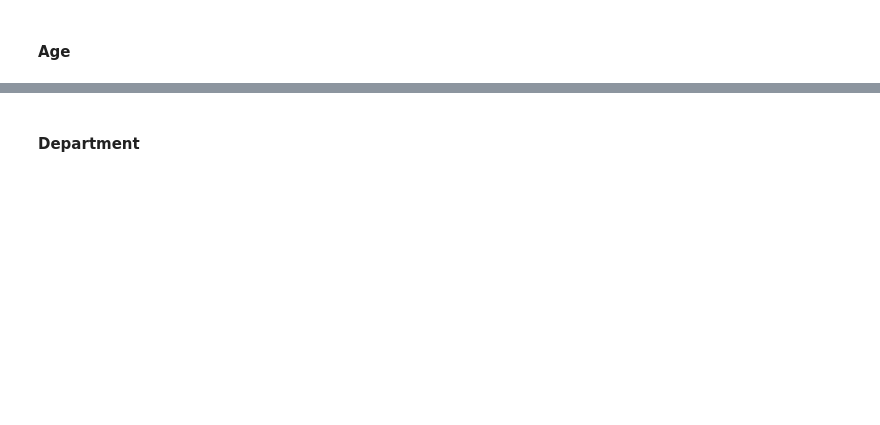
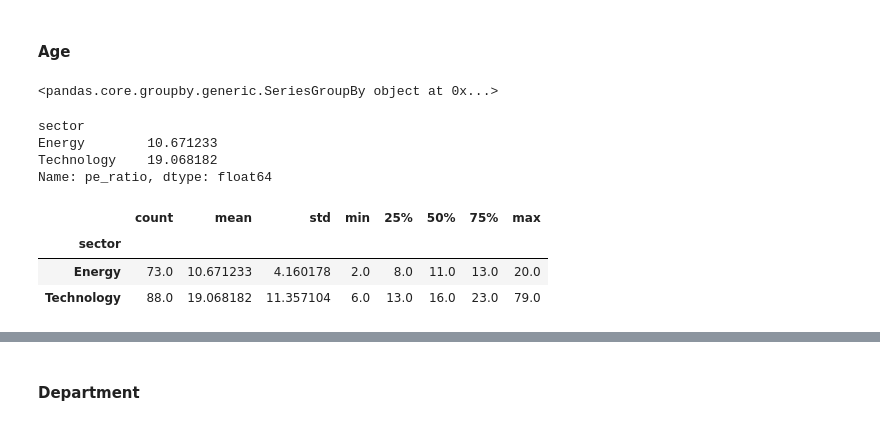
Before and after one commit to ryansmccoy/spreadsheets-to-dataframes, a Jupyter notebook: 04-pandas.ipynb, the cells around one changed output, grey strips where cells are left out. Saved outputs shown, nothing was run; the diff lists cells and outputs as text; code cells hidden in the pictures; blank space fills up the shorter version.

```diff
--- a/04-pandas.ipynb
+++ b/04-pandas.ipynb
@@ -546,6 +651,6 @@ By **gourping** or **group by** operations we are referring to a process involvi
 # %% [markdown]
 Since we are only interested in the employees with "Low" and "Very High" JobSatisfaction levels, let's create a new DataFrame containing only those observations.
 # %%
-subset_of_interest = df.loc[(df['Sector'] == "Technology") | (df['Sector'] == "Energy")]
+subset_of_interest = df.loc[(df['sector'] == "Technology") | (df['sector'] == "Energy")]
 
 subset_of_interest.shape
@@ -560,6 +675,6 @@ subset_of_interest['Sector'].value_counts()
 # %% [markdown]
 Now we have only the employees we are interested in, we can now compare accross the variables we wanted. First let's split our new DataFrame into groups.
 # %%
-grouped = subset_of_interest.groupby('Sector')
+grouped = subset_of_interest.groupby('sector')
 # %%
 grouped.groups
@@ -572,5 +694,19 @@ grouped['P/E Ratio']
+# %%
+grouped['pe_ratio']
+# %% [output]
+<pandas.core.groupby.generic.SeriesGroupBy object at 0x...>
 # %%
-grouped['P/E Ratio'].mean()
+grouped['pe_ratio'].mean()
+# %% [output]
+sector
+Energy        10.671233
+Technology    19.068182
+Name: pe_ratio, dtype: float64
 # %%
-grouped['P/E Ratio'].describe()
+grouped['pe_ratio'].describe()
+# %% [output]
+|  | count | mean | std | min | 25% | 50% | 75% | max |
+| sector |  |  |  |  |  |  |  |  |
+| Energy | 73.0 | 10.671233 | 4.160178 | 2.0 | 8.0 | 11.0 | 13.0 | 20.0 |
+| Technology | 88.0 | 19.068182 | 11.357104 | 6.0 | 13.0 | 16.0 | 23.0 | 79.0 |
 # %%
```
Also changed, not shown: parts of 31 cells of this notebook, 2 other files.
